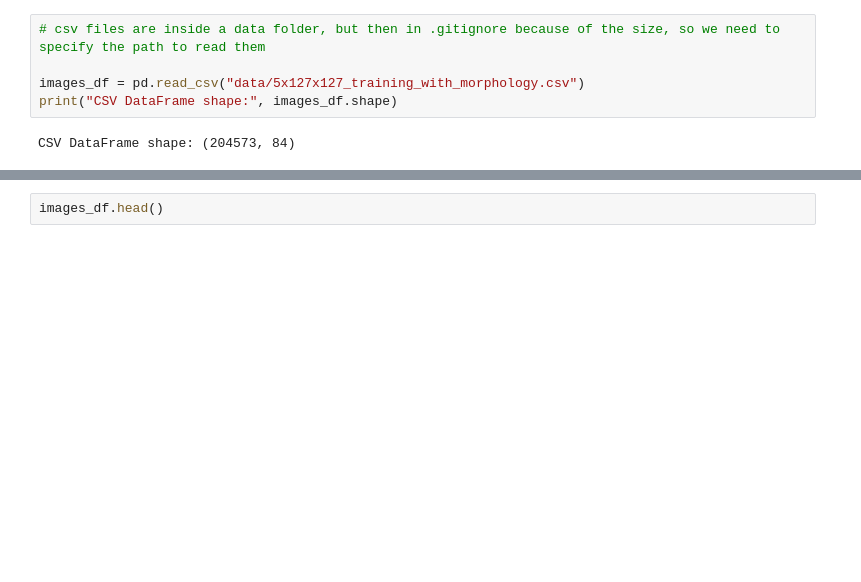
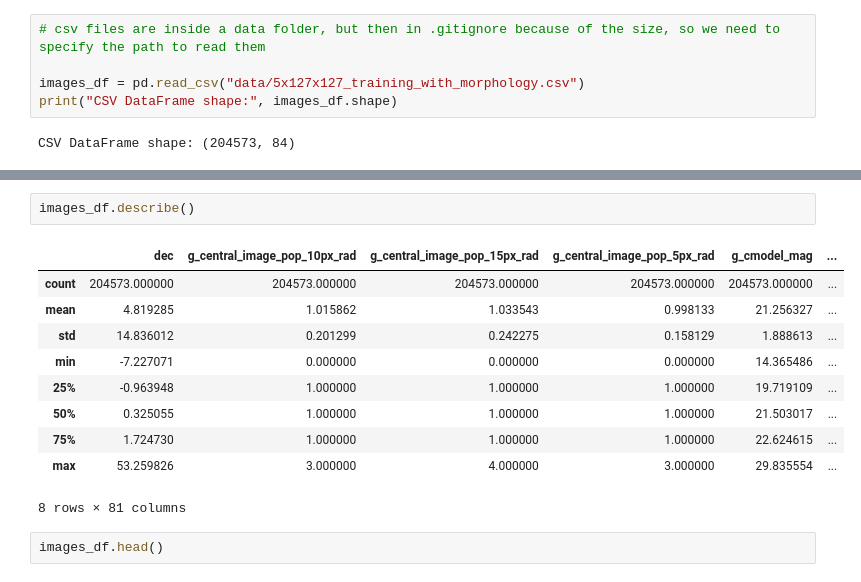
Before and after one commit to MADS-Milestone-2/Galaxy-Classifier, a Jupyter notebook: group-4-first-draft.ipynb, the cells around one changed output, grey strips where cells are left out. Drawn from its saved outputs; the diff is of its cells as text; blank space fills up the shorter version.

```diff
--- a/group-4-first-draft.ipynb
+++ b/group-4-first-draft.ipynb
@@ -105,3 +135,16 @@ CSV DataFrame shape: (204573, 84)
+# %%
+images_df.describe()
+# %% [output]
+|  | dec | g_central_image_pop_10px_rad | g_central_image_pop_15px_rad | g_central_image_pop_5px_rad | g_cmodel_mag | ... |
+| count | 204573.000000 | 204573.000000 | 204573.000000 | 204573.000000 | 204573.000000 | ... |
+| mean | 4.819285 | 1.015862 | 1.033543 | 0.998133 | 21.256327 | ... |
+| std | 14.836012 | 0.201299 | 0.242275 | 0.158129 | 1.888613 | ... |
+| min | -7.227071 | 0.000000 | 0.000000 | 0.000000 | 14.365486 | ... |
+| 25% | -0.963948 | 1.000000 | 1.000000 | 1.000000 | 19.719109 | ... |
+| 50% | 0.325055 | 1.000000 | 1.000000 | 1.000000 | 21.503017 | ... |
+| 75% | 1.724730 | 1.000000 | 1.000000 | 1.000000 | 22.624615 | ... |
+| max | 53.259826 | 3.000000 | 4.000000 | 3.000000 | 29.835554 | ... |
+8 rows × 81 columns
 # %%
 images_df.head()
 # %% [output]
```
Also changed, not shown: parts of 9 cells of this notebook.
